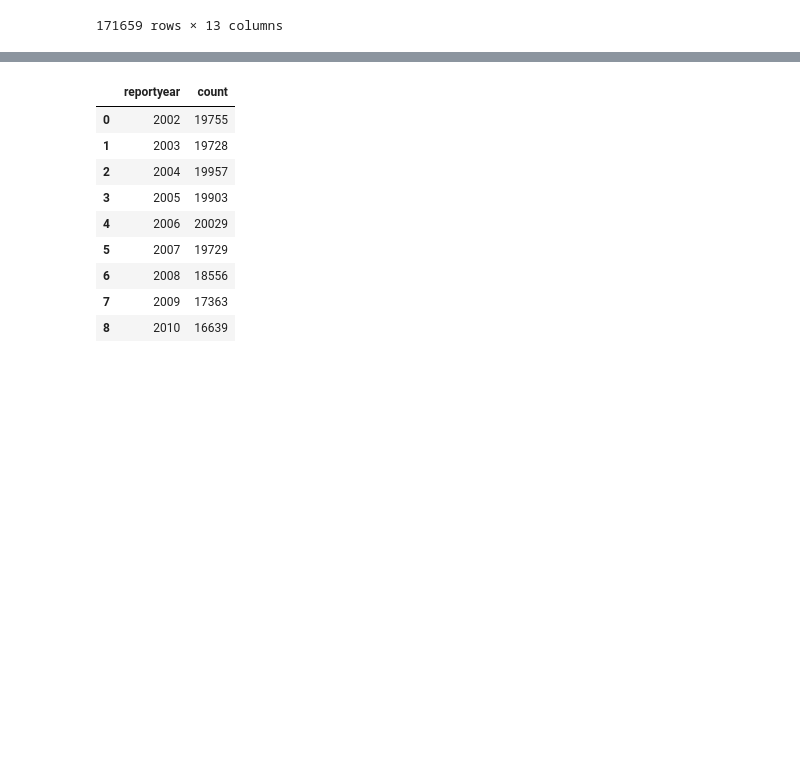
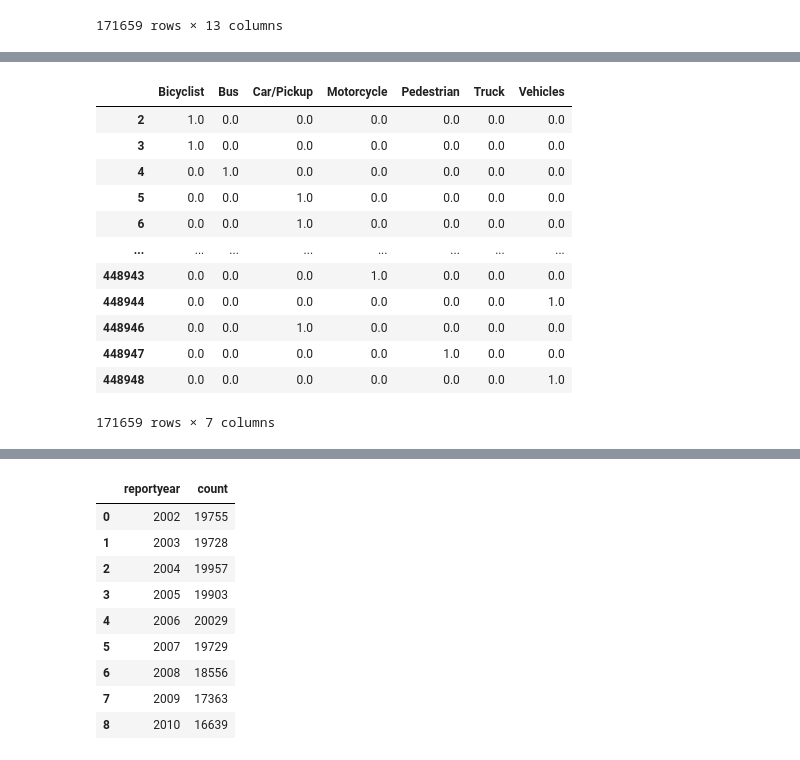
Before and after one commit to PadmaGuna/Project1, a Jupyter notebook: Monica.ipynb, the cells around one changed output, grey strips where cells are left out. Cells and saved outputs as stored; diff of their text form; code cells hidden in the pictures; blank space fills up the shorter version.

```diff
--- a/Monica.ipynb
+++ b/Monica.ipynb
@@ -56,0 +74,17 @@ clean_df
+# %%
+mode_float = pd.get_dummies(clean_df["mode"], dtype=float)
+mode_float
+# %% [output]
+|  | Bicyclist | Bus | Car/Pickup | Motorcycle | Pedestrian | Truck | Vehicles |
+| 2 | 1.0 | 0.0 | 0.0 | 0.0 | 0.0 | 0.0 | 0.0 |
+| 3 | 1.0 | 0.0 | 0.0 | 0.0 | 0.0 | 0.0 | 0.0 |
+| 4 | 0.0 | 1.0 | 0.0 | 0.0 | 0.0 | 0.0 | 0.0 |
+| 5 | 0.0 | 0.0 | 1.0 | 0.0 | 0.0 | 0.0 | 0.0 |
+| 6 | 0.0 | 0.0 | 1.0 | 0.0 | 0.0 | 0.0 | 0.0 |
+| ... | ... | ... | ... | ... | ... | ... | ... |
+| 448943 | 0.0 | 0.0 | 0.0 | 1.0 | 0.0 | 0.0 | 0.0 |
+| 448944 | 0.0 | 0.0 | 0.0 | 0.0 | 0.0 | 0.0 | 1.0 |
+| 448946 | 0.0 | 0.0 | 1.0 | 0.0 | 0.0 | 0.0 | 0.0 |
+| 448947 | 0.0 | 0.0 | 0.0 | 0.0 | 1.0 | 0.0 | 0.0 |
+| 448948 | 0.0 | 0.0 | 0.0 | 0.0 | 0.0 | 0.0 | 1.0 |
+171659 rows × 7 columns
```
Also changed, not shown: parts of 10 cells of this notebook, 1 other file.
